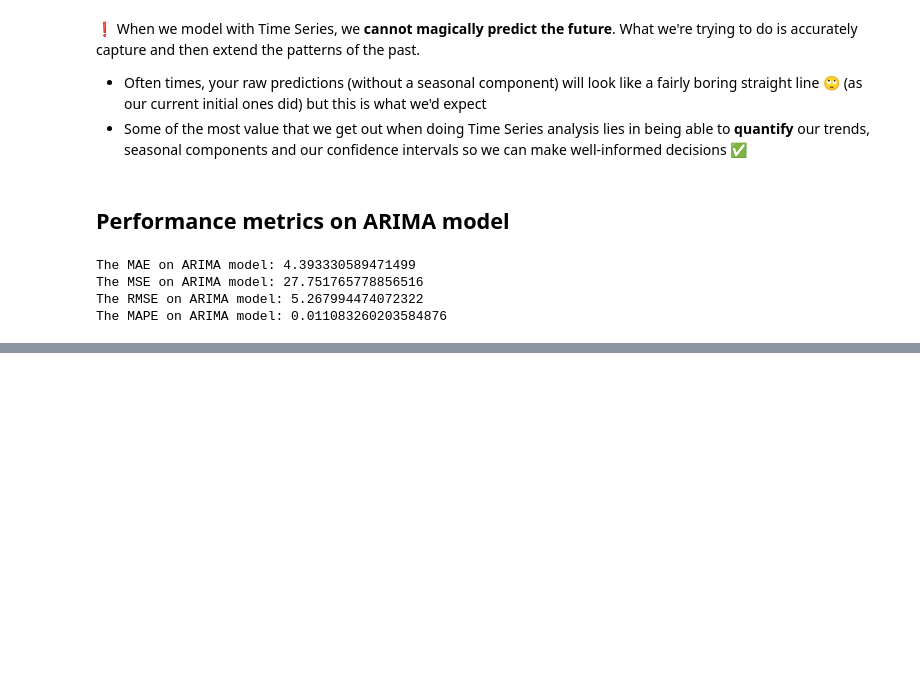
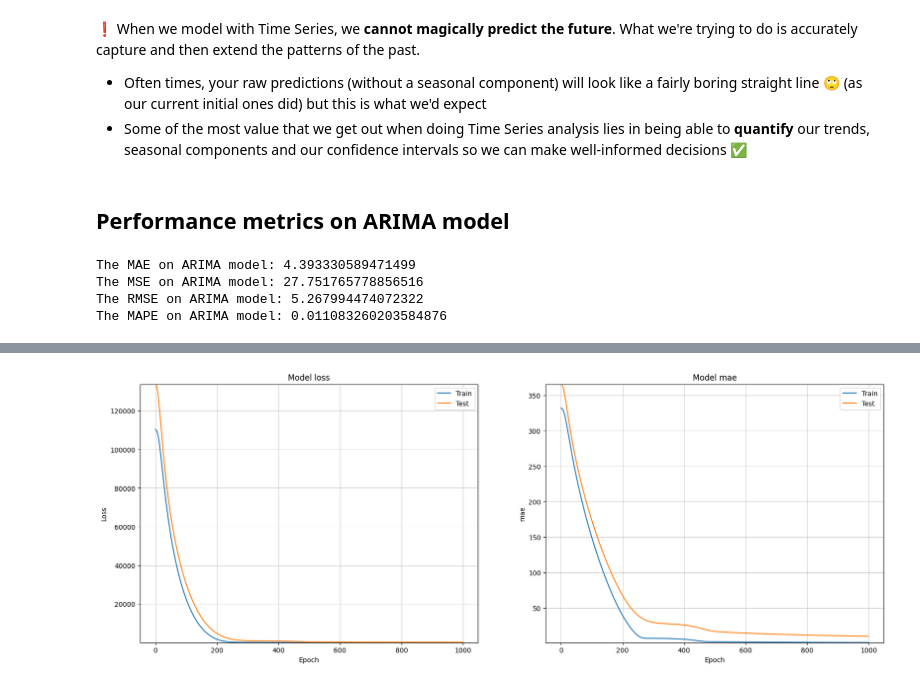
Before and after one commit to thcarole1/Carbon_Dioxide_Levels_in_Atmosphere, a Jupyter notebook: notebooks/Carbon dioxide levels prediction.ipynb, the cells around one changed output, grey strips where cells are left out. Drawn from its saved outputs; the diff is of its cells as text; code cells hidden in the pictures; blank space fills up the shorter version.

```diff
--- a/notebooks/Carbon dioxide levels prediction.ipynb
+++ b/notebooks/Carbon dioxide levels prediction.ipynb
@@ -1022,0 +1223,5 @@ The MAPE on ARIMA model: 0.011083260203584876
+# %%
+# Visualization of history
+plot_loss_metric(history, 'mae')
+# %% [output]
+[figure, added]
```
Also changed, not shown: parts of 32 cells of this notebook, 2 other files.
